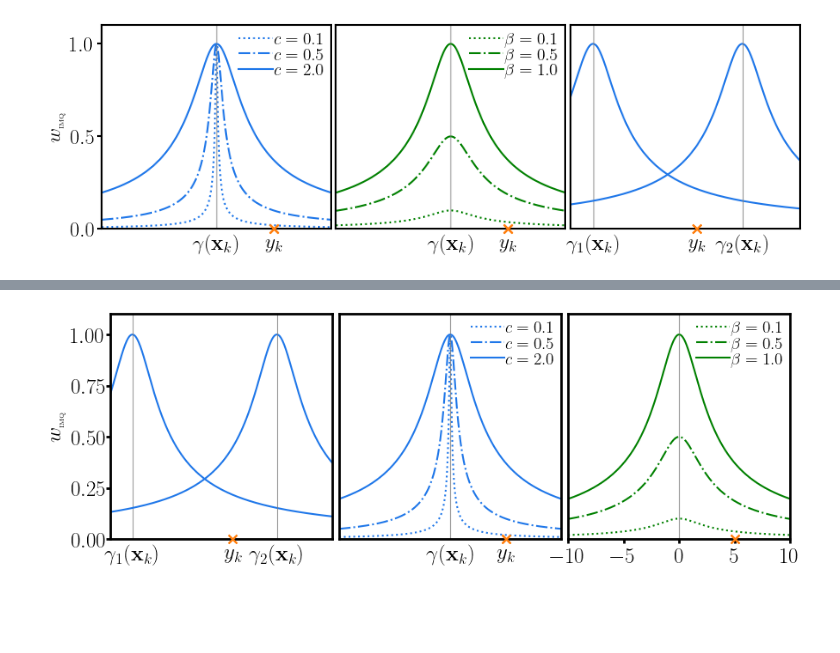
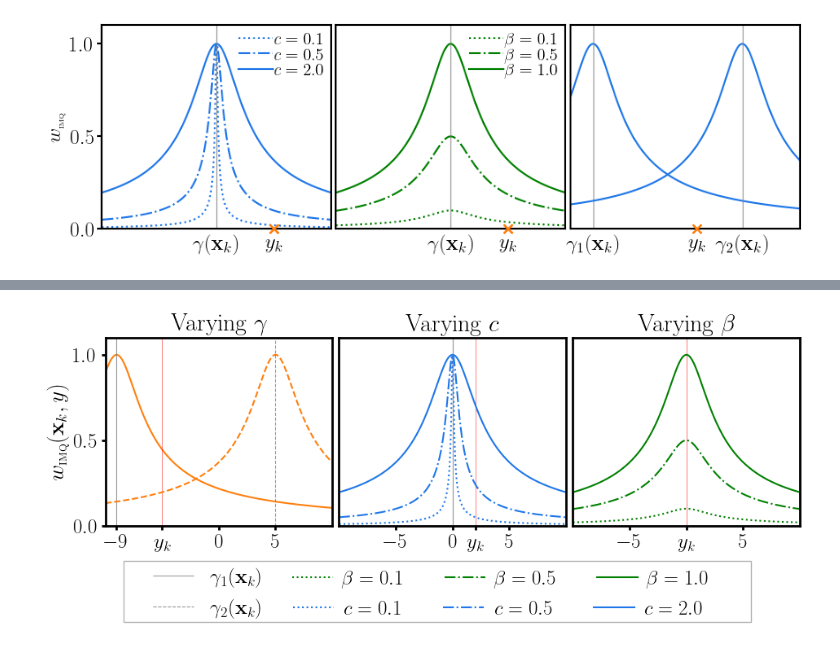
Before and after one commit to williamlaplante/ST-RCGP, a Jupyter notebook: experiments/weight-function-testing/weight-function-IMQ-varying-inputs.ipynb, the cells around one changed output, grey strips where cells are left out. Drawn from its saved outputs; the diff is of its cells as text; code cells hidden in the pictures; blank space fills up the shorter version.

Commit message:
fixed the figure 2 plot on varying IMq params

```diff
--- a/experiments/weight-function-testing/weight-function-IMQ-varying-inputs.ipynb
+++ b/experiments/weight-function-testing/weight-function-IMQ-varying-inputs.ipynb
@@ -116,28 +122,40 @@ lcolor, xcolor = "#1f77e9", "#ff7f0e"
 
 vline_alpha=0.4
 vline_wdith = 0.8
+wmin, wmax=0, 1.1
 
-fig, axs = plt.subplots(1, 3, figsize=(10.2,3.4), sharey=True)
+fig, axs = plt.subplots(1, 3, figsize=(11,3), sharey=True)
 
 #First plot
-for offset, linestyle in zip([-8., 5.], ['-', '-']):
+for offset, linestyle, sub in zip([-9., 5.], ['-', '--'], [1, 2]):
     imq_out, imq_grad_out = IMQ_and_gradient(Y=Y, m=m + tc.tensor(offset), beta=1.0, c=2.0)
-    axs[0].plot(Y, imq_out, linestyle=linestyle, color=lcolor)
-    axs[0].vlines(x=offset, ymin=0, ymax=1.1, color='gray', alpha=2*vline_alpha, linewidth=vline_wdith)
-    axs[0].scatter([1], [0], marker='x', s=50, color=xcolor, alpha=1., clip_on=False, zorder=100)
+    axs[0].plot(Y, imq_out, linestyle=linestyle, color=xcolor)
+
+    if sub==1:
+        label=r'$\gamma_{1}(\mathbf{x}_k)$'
+    else:
+        label=r'$\gamma_{2}(\mathbf{x}_k)$'
+
+    axs[0].vlines(x=offset, ymin=wmin, ymax=wmax, linestyle=linestyle, color='gray', alpha=2*vline_alpha, linewidth=vline_wdith, label=label)
+    #axs[0].scatter([-5], [0], marker='x', s=50, color='red', alpha=0.5, clip_on=False, zorder=100)
+    if sub==1:
+        axs[0].vlines(x=-5, ymin=wmin, ymax=wmax, color='red', alpha=0.5, linewidth=0.7)
+
     #axs[2].legend(ncols=1, fontsize=8, frameon=False)
 
-axs[0].set_xticks([-10, -8, -1, 0, 1, 5, 10])
+axs[0].set_xticks([-9, -5, 0, 5])
 
 labels = [item.get_text() for item in axs[0].get_xticklabels()]
-for i in range(len(labels)): labels[i] = ''
+#for i in range(len(labels)): labels[i] = ''
 
-labels[1] = r'$\gamma_1(\mathbf{x}_k)$'
-labels[5] = r'$\gamma_2(\mathbf{x}_k)$'
-labels[4] = r'$y_k$'
+#labels[0] = r'$\gamma_1(\mathbf{x}_k)$'
+#labels[1] = -9
+#labels[2] = 0
+#labels[3] = r'$\gamma_2(\mathbf{x}_k)$'
+labels[1] = r'$y_k$'
 
 axs[0].set_xticklabels(labels)
-axs[0].tick_params(bottom=False, pad=0.2)
+#axs[0].tick_params(bottom=False, pad=0.2)
 
 
 #Second plot
@@ -145,34 +163,41 @@ for c_val, linestyle in zip([0.1, 0.5, 2.], ['dotted', '-.', '-']):
     imq_out, imq_grad_out = IMQ_and_gradient(Y=Y, m=m, beta=1, c=c_val)
     axs[1].plot(Y, imq_out, linestyle=linestyle, color=lcolor, label=r"$c={}$".format(c_val))
     axs[1].vlines(x=0, ymin=0, ymax=1.1, color='gray', alpha=vline_alpha, linewidth=vline_wdith)
-    axs[1].scatter([5], [0], marker='x', s=50, color=xcolor, alpha=1., clip_on=False, zorder=100)
+    #axs[1].scatter([5], [0], marker='x', s=50, color='black', alpha=1., clip_on=False, zorder=100)
+    if c_val==0.1:
+        axs[1].vlines(x=2, ymin=wmin, ymax=wmax, color='red', alpha=0.5, linewidth=0.7)
 
-for i in [1,2]: axs[i].set_xticks([-10, -5, 0, 5, 10])
+
+axs[1].set_xticks([-5, 0, 2, 5])
 
 labels = [item.get_text() for item in axs[1].get_xticklabels()]
-
-for i in range(len(labels)): labels[i] = ''
-
-labels[2] = r'$\gamma(\mathbf{x}_k)$'
-labels[3] = r'$y_k$'
+labels[2] = r'$y_k$'
 
 axs[1].set_xticklabels(labels)
-axs[1].tick_params(bottom=False, pad=0.2)
 
-axs[1].tick_params(axis='y', which='major', pad=2.)
+
 
 #Third Plot
 for beta_val, linestyle in zip([0.1, 0.5, 1.], ['dotted', '-.', '-']):
     imq_out, imq_grad_out = IMQ_and_gradient(Y=Y, m=m, beta=beta_val, c=2.0)
     axs[2].plot(Y, imq_out, linestyle=linestyle, color="green", label=r"$\beta={}$".format(beta_val))
-    axs[2].vlines(x=0, ymin=0, ymax=1.1, color='gray', alpha=vline_alpha, linewidth=vline_wdith)
-    axs[2].scatter([5], [0], marker='x', s=50, color=xcolor, alpha=1., clip_on=False, zorder=100)
+    #axs[2].vlines(x=0, ymin=0, ymax=1.1, color='gray', alpha=vline_alpha, linewidth=vline_wdith)
+    #axs[2].scatter([5], [0], marker='x', s=50, color='black', alpha=1., clip_on=False, zorder=100)
 
+    if beta_val==0.1:
+        axs[2].vlines(x=0, ymin=wmin, ymax=wmax, color='red', alpha=0.5, linewidth=0.7)
+
+
+axs[2].set_xticks([-5, 0, 5])
+
+labels = [item.get_text() for item in axs[2].get_xticklabels()]
+labels[1] = r'$y_k$'
+axs[2].set_xticklabels(labels)
 
 
 for ax in axs:
     ax.set_xlim(ymin, ymax)
-    ax.set_ylim(0., 1.1)
+    ax.set_ylim(wmin, wmax)
 
 for ax in axs.flat:
     # Set linewidth for all spines of each axis
@@ -185,13 +210,31 @@ fig.subplots_adjust(wspace=0.03)
 for ax in axs[1:]:
     ax.tick_params(left=False)
 
-axs[1].legend(loc="upper right", ncols=1, fontsize=14, frameon=False, borderaxespad=-0.01, handletextpad=0.05, labelspacing=0.05)
-axs[2].legend(loc="upper right", ncols=1, fontsize=14, frameon=False, borderaxespad=-0.01, handletextpad=0.05, labelspacing=0.05)
 
-#axs[0].legend(loc="upper center", bbox_to_anchor=(0.5, -0.3), ncols=1, fontsize=14, frameon=False, handletextpad=0.1, labelspacing=0.)
-#axs[1].legend(loc="upper center", bbox_to_anchor=(1.2, -0.3), ncol=1, fontsize=14, frameon=False)
+box = Rectangle(
+    (0.145, -0.283),             # Lower-left corner (x, y)
+    0.7, 0.25,               # Width and height
+    facecolor="none",
+    edgecolor="black",
+    alpha=0.3,
+    transform=fig.transFigure,
+    zorder=0,
+)
+fig.patches.append(box)
 
 
-axs[0].set_ylabel(r"$w_{\tiny \textrm{IMQ}}$")
+#axs[1].legend(loc="upper right", ncols=1, fontsize=14, frameon=False, borderaxespad=-0.01, handletextpad=0.05, labelspacing=0.05)
+#axs[2].legend(loc="upper right", ncols=1, fontsize=14, frameon=False, borderaxespad=-0.01, handletextpad=0.05, labelspacing=0.05)
+
+axs[0].legend(loc="upper center", bbox_to_anchor=(0.45, -0.125), ncols=1, fontsize=18, frameon=False)
+axs[1].legend(loc="upper center", bbox_to_anchor=(0.7, -0.3), ncols=3, fontsize=18, frameon=False, labelspacing=0.0, handletextpad=0.5) #blue
+axs[2].legend(loc="upper center", bbox_to_anchor=(-0.32, -0.14), ncol=3, fontsize=18, frameon=False, labelspacing=0.0, handletextpad=0.4) #green
+
+axs[0].set_title(r"Varying $\gamma$")
+axs[1].set_title(r"Varying $c$")
+axs[2].set_title(r"Varying $\beta$")
+
+
+axs[0].set_ylabel(r"$w_{\small \textrm{IMQ}} (\mathbf{x}_k, y)$", fontsize=20)
 #fig.savefig("./varying-params-IMQ-weight-fct.pdf", format='pdf', bbox_inches='tight')
 # %% [output]
@@ -198 +242 @@ axs[0].set_ylabel(r"$w_{\tiny \textrm{IMQ}}$")
-[figure, old version]
+[figure, new version]
```
Also changed, not shown: parts of 3 cells of this notebook.
